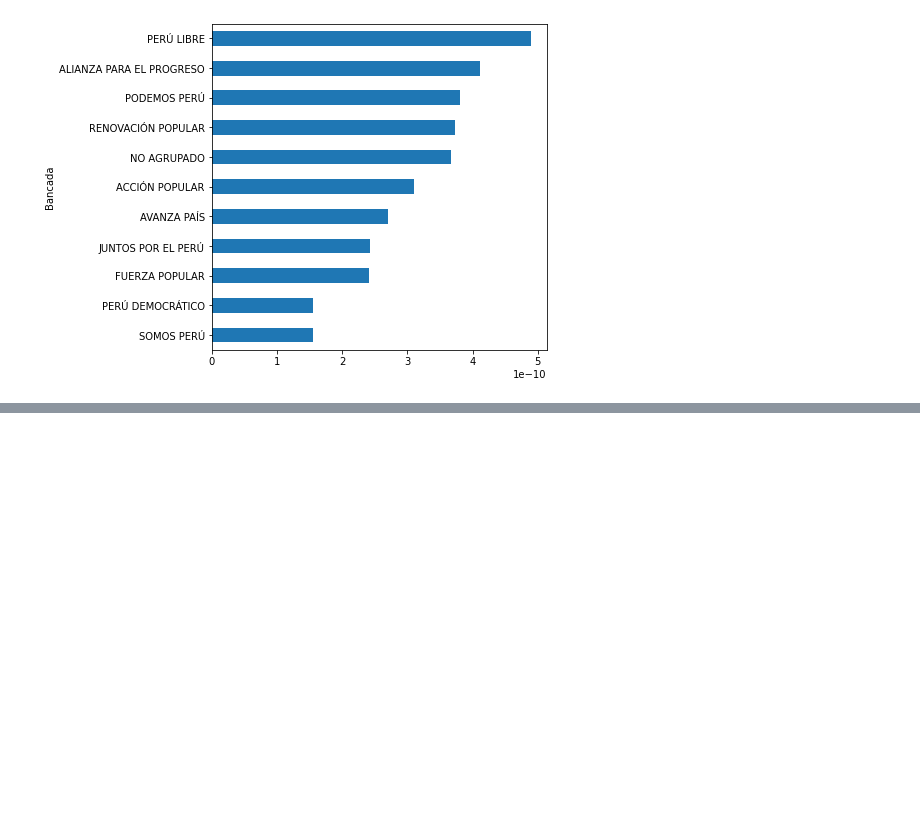
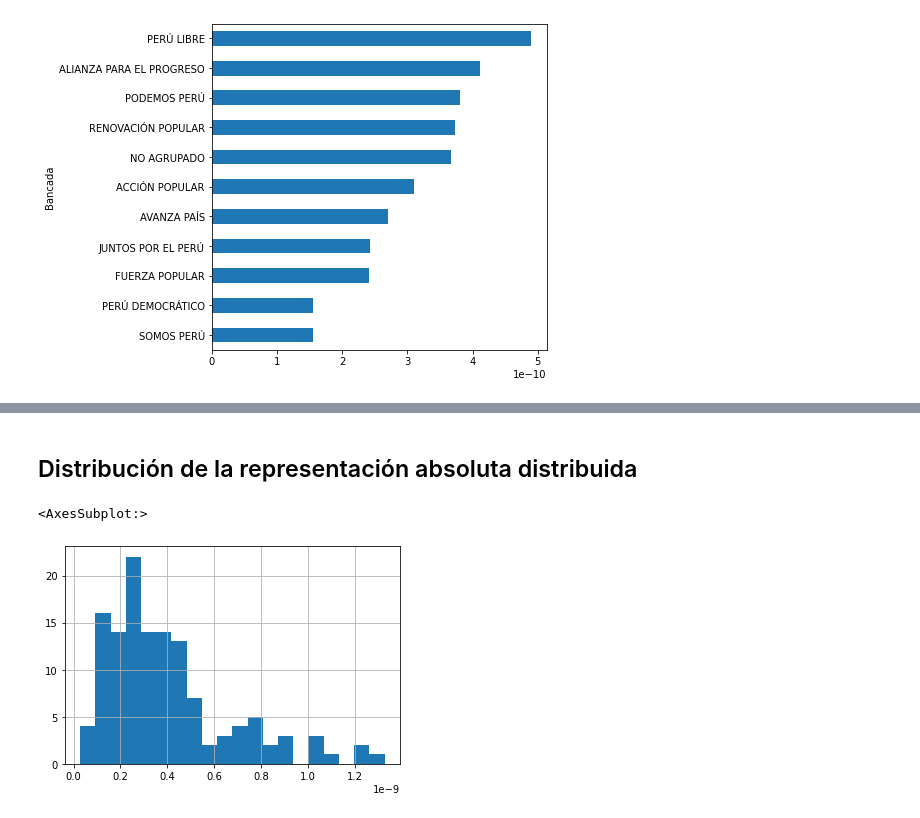
Before and after one commit to Andre-Carrillo/ScrappingDeepNote, a Jupyter notebook: CongressExp.ipynb, the cells around one changed output, grey strips where cells are left out. Drawn from its saved outputs; the diff is of its cells as text; code cells hidden in the pictures; blank space fills up the shorter version.

```diff
--- a/CongressExp.ipynb
+++ b/CongressExp.ipynb
@@ -46,0 +55,7 @@ rep_vs_bancada.plot(kind='barh', figsize=(6, 6))
+# %% [markdown]
+## Distribución de la representación absoluta distribuida
+# %%
+pre_total_rep['rep_abs_dist'].hist(bins=20)
+# %% [output]
+<AxesSubplot:>
+[figure, added]
```
Also changed, not shown: parts of 6 cells of this notebook.
